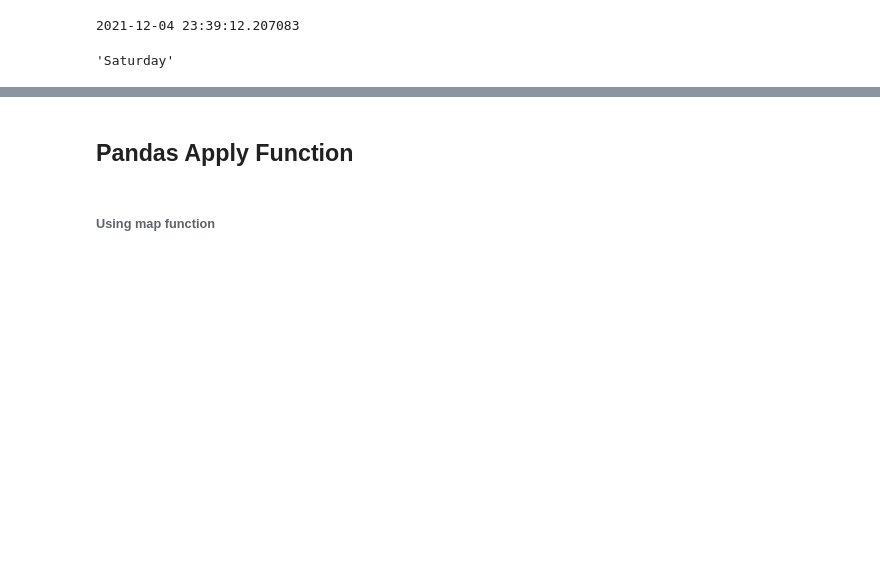
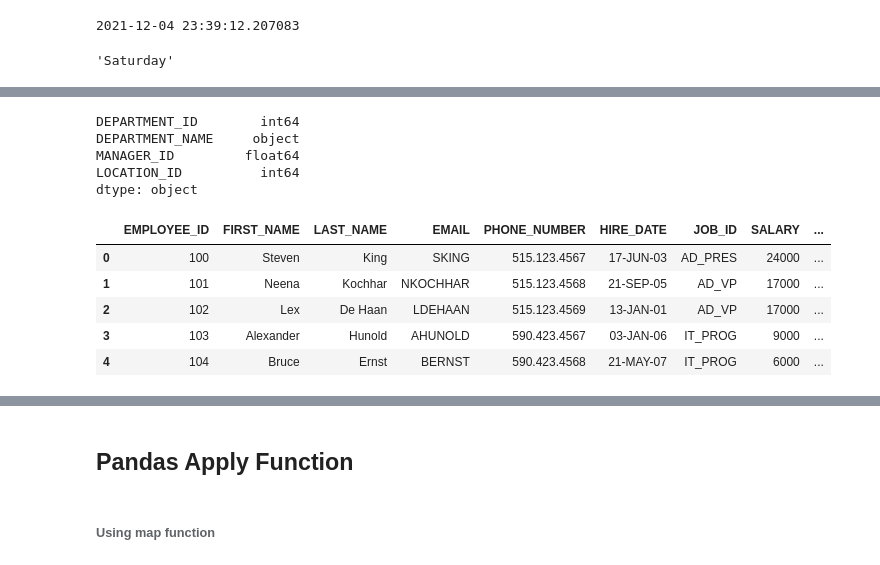
Before and after one commit to SammyOngaya/data2ml, a Jupyter notebook: pandas-function.ipynb, the cells around one changed output, grey strips where cells are left out. Saved outputs shown, nothing was run; the diff lists cells and outputs as text; code cells hidden in the pictures; blank space fills up the shorter version.

```diff
--- a/pandas-function.ipynb
+++ b/pandas-function.ipynb
@@ -1143,0 +1416,17 @@ python_datetime.strftime('%A') # Add formart to extract more features. Refer to
+# %%
+hr_departments_df.head()
+# %% [output]
+DEPARTMENT_ID        int64
+DEPARTMENT_NAME     object
+MANAGER_ID         float64
+LOCATION_ID          int64
+dtype: object
+# %%
+hr_employees_df.head()
+# %% [output]
+|  | EMPLOYEE_ID | FIRST_NAME | LAST_NAME | EMAIL | PHONE_NUMBER | HIRE_DATE | JOB_ID | SALARY | ... |
+| 0 | 100 | Steven | King | SKING | 515.123.4567 | 17-JUN-03 | AD_PRES | 24000 | ... |
+| 1 | 101 | Neena | Kochhar | NKOCHHAR | 515.123.4568 | 21-SEP-05 | AD_VP | 17000 | ... |
+| 2 | 102 | Lex | De Haan | LDEHAAN | 515.123.4569 | 13-JAN-01 | AD_VP | 17000 | ... |
+| 3 | 103 | Alexander | Hunold | AHUNOLD | 590.423.4567 | 03-JAN-06 | IT_PROG | 9000 | ... |
+| 4 | 104 | Bruce | Ernst | BERNST | 590.423.4568 | 21-MAY-07 | IT_PROG | 6000 | ... |
```
Also changed, not shown: parts of 64 cells of this notebook, 2 other files.
